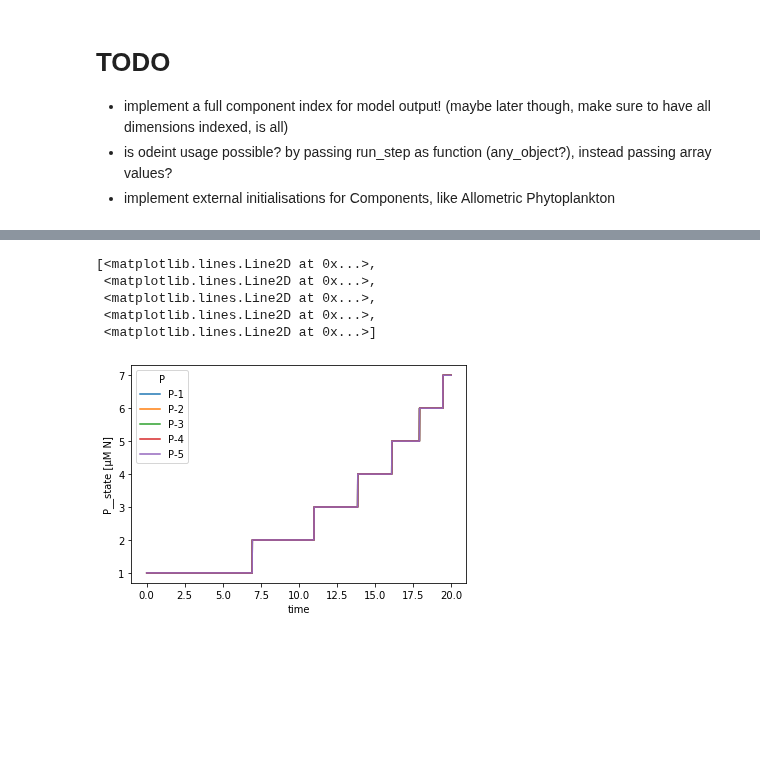
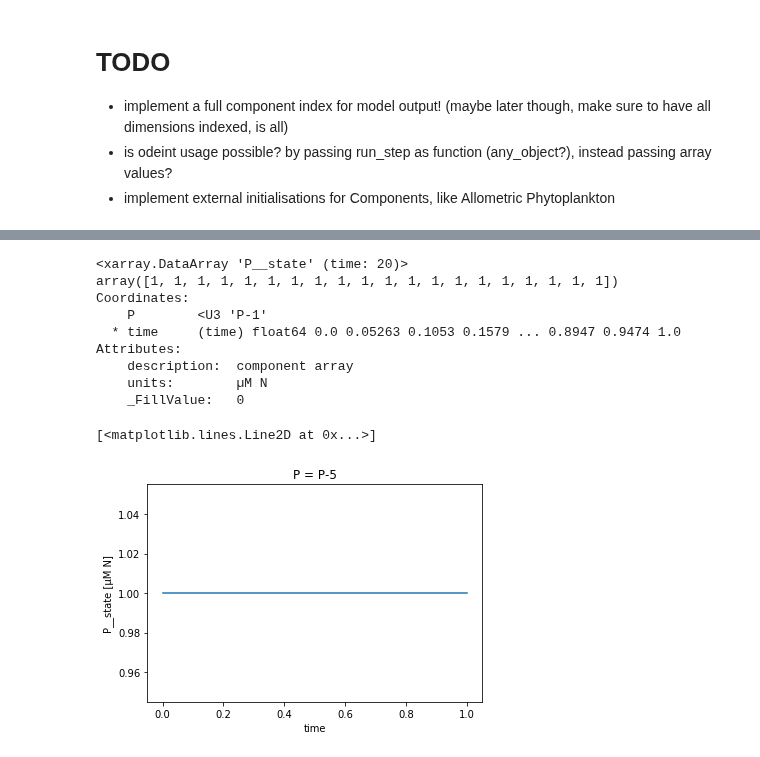
Before and after one commit to ben1post/kaweahcode, a Jupyter notebook: phydra_OSM/new_Phydra_construct/FirstChemostatPrototype_phydra0.1.ipynb, the cells around one changed output, grey strips where cells are left out. Cells and saved outputs as stored; diff of their text form; code cells hidden in the pictures; blank space fills up the shorter version.

```diff
--- a/phydra_OSM/new_Phydra_construct/FirstChemostatPrototype_phydra0.1.ipynb
+++ b/phydra_OSM/new_Phydra_construct/FirstChemostatPrototype_phydra0.1.ipynb
@@ -150,9 +189,9 @@ mod = xs.Model(
     {
         'ModelSetup':ChemostatSetup,
         'N':Nutrient,
-        'P':Phytoplankton#,
-        #'N_Uptake':NutrientUptake,
-        #'N_source':NutrientSource
+        'P':Phytoplankton,
+        'N_Uptake':NutrientUptake,
+        'N_source':NutrientSource
     }
 )
 # %%
@@ -173,7 +214,7 @@ P
 in_ds = xs.create_setup(
      model=mod,
      clocks={
-         'time': np.linspace(0., 20., 2001)
+         'time': np.linspace(0., 1., 20)
      },
      master_clock='time',
      input_vars={
@@ -197,9 +254,17 @@ out_ds.N__state.plot()
+# %%
+out_ds.P__state.sel(P='P-1')
+# %% [output]
+<xarray.DataArray 'P__state' (time: 20)>
+array([1, 1, 1, 1, 1, 1, 1, 1, 1, 1, 1, 1, 1, 1, 1, 1, 1, 1, 1, 1])
+Coordinates:
+    P        <U3 'P-1'
+  * time     (time) float64 0.0 0.05263 0.1053 0.1579 ... 0.8947 0.9474 1.0
+Attributes:
+    description:  component array
+    units:        µM N
+    _FillValue:   0
 # %%
-out_ds.P__state.set_index(P='P').plot.line(x='time')
+out_ds.P__state.sel(P='P-5').plot()
 # %% [output]
-[<matplotlib.lines.Line2D at 0x...>,
- <matplotlib.lines.Line2D at 0x...>,
- <matplotlib.lines.Line2D at 0x...>,
- <matplotlib.lines.Line2D at 0x...>,
- <matplotlib.lines.Line2D at 0x...>]
+[<matplotlib.lines.Line2D at 0x...>]
-[figure, old version]
+[figure, new version]
```
Also changed, not shown: parts of 5 cells of this notebook.
